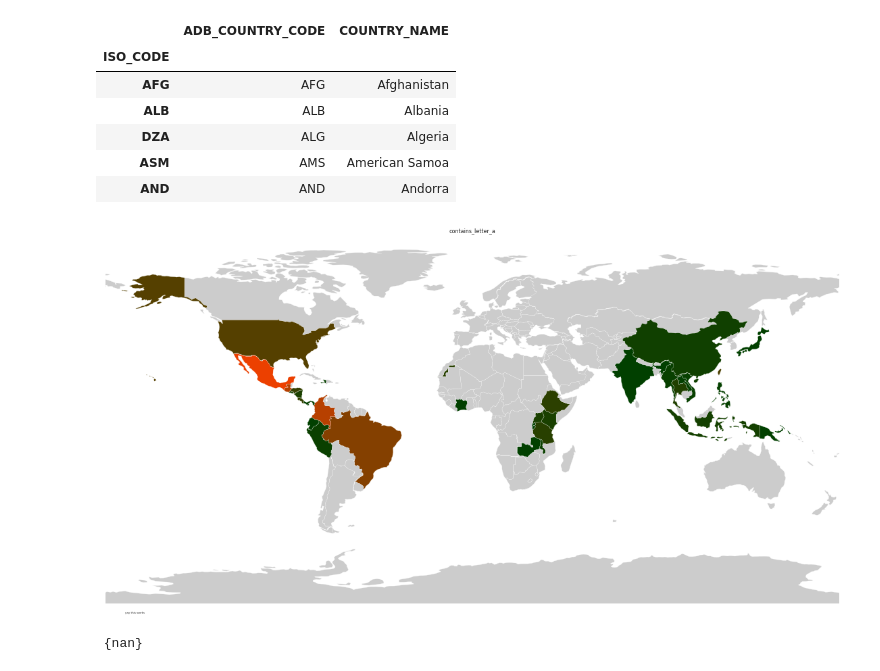
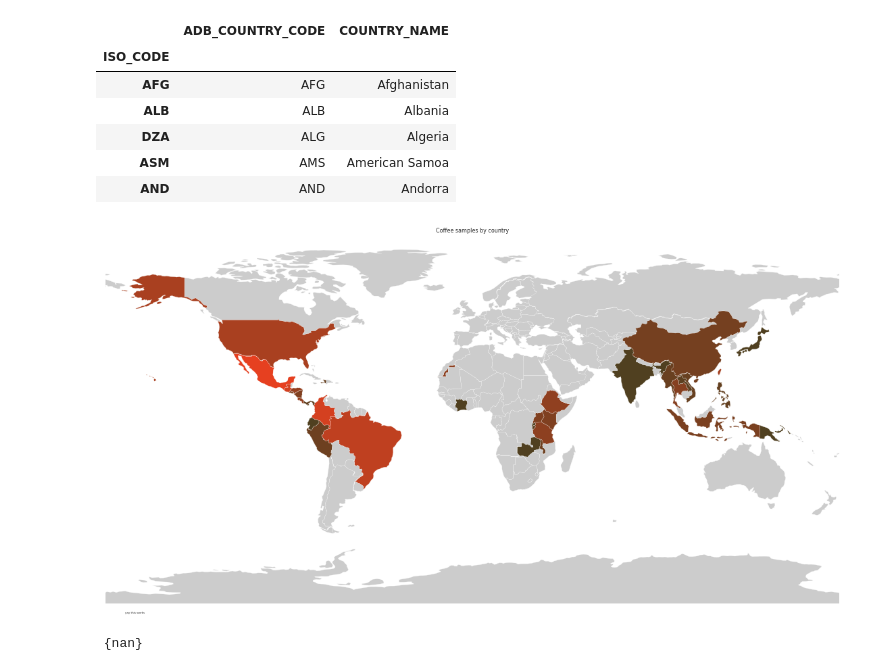
Before and after one commit to Evelyn-H/Data-Analysis-Course, a Jupyter notebook: Coffee Explorations.ipynb, the cells around one changed output. Drawn from its saved outputs; the diff is of its cells as text; code cells hidden in the pictures.

```diff
--- a/Coffee Explorations.ipynb
+++ b/Coffee Explorations.ipynb
@@ -127,7 +127,7 @@ ax.add_feature(cfeat.BORDERS, linestyle=':')
 # Using https://matthewkudija.com/blog/2018/05/25/country-maps/
 # as reference.
 
-def plot_countries(df, projection, colors, annotation, title, edgecolor):
+def plot_countries(df, column, projection, annotation, title, edgecolor):
     # Basic map shared for
     plt.figure(figsize=(20,10))
     ax = plt.axes(projection=projection)
@@ -145,7 +145,7 @@ def plot_countries(df, projection, colors, annotation, title, edgecolor):
     # Get countries.
     countries = reader.records()
     # Get values from the dataframe.
-    values = list(df[title].unique())
+    values = list(df[column].unique())
 
     for country in countries:
         # See https://www.naturalearthdata.com/downloads/10m-cultural-vectors/10m-admin-0-countries/
@@ -156,7 +156,7 @@ def plot_countries(df, projection, colors, annotation, title, edgecolor):
         try:
             # .loc[country.attributes[attribute]] should give the df of countries
             # according to ADMO_A3.
-            classification = df.loc[country.attributes[attribute]][title]
+            classification = df.loc[country.attributes[attribute]][column]
         except:
             pass
 
@@ -202,37 +202,40 @@ df_countries.head()
 # %%
 # g.axes[0].legend()
 projection = crss.PlateCarree()
 colors = ['#ff2222', '#550055']
-title='contains_letter_a'
+title='Coffee samples by country'
 
 df.country_of_origin = df.country_of_origin.replace({
     'Tanzania, United Republic Of': 'Tanzania',
     'Cote d?Ivoire': 'Cote d\'Ivoire',
     'United States (Puerto Rico)': 'United States of America',
     'United States (Hawaii)': 'United States of America',
     'United States': 'United States of America',
 })
 
 df_countries = df_countries.copy()
 
+counts = df.country_of_origin.value_counts().to_dict()
+min_count = min(counts.values())
+max_count = max(counts.values())
 def color(name):
-#     if name in df['Country.of.Origin'].values:
-#         return '#ff00ff'
-#     return '#0000ff'
     if not name in df.country_of_origin.values:
         return "#cccccc"
-    count = df.country_of_origin.value_counts().to_dict()[name]
-    color = f"#{'{:02X}'.format(count)}4000"
+
+    pct = (counts[name] - min_count) / (max_count - min_count)
+#     pct = max(0, min(pct * 120 + 80, 255))
+    pct = max(0, min(pct**0.5 * 150 + 80, 255))
+    color = f"#{'{:02X}'.format(int(pct))}4020"
     return color
 
-df_countries[title] = df_countries['COUNTRY_NAME'].apply(color)
+df_countries['color'] = df_countries['COUNTRY_NAME'].apply(color)
 
 annotation='yay this works'
 edgecolor='white'
 
-plot_countries(df_countries,projection,colors,annotation,title,edgecolor='white')
+plot_countries(df_countries, 'color', projection,annotation,title,edgecolor='white')
 # %% [output]
-[figure, old version]
+[figure, new version]
 # %%
 # Confirm all countries in coffee dataset exist within full country dataset.
 coffee_countries = df.country_of_origin.values
```
Also changed, not shown: parts of 1 cell of this notebook.
